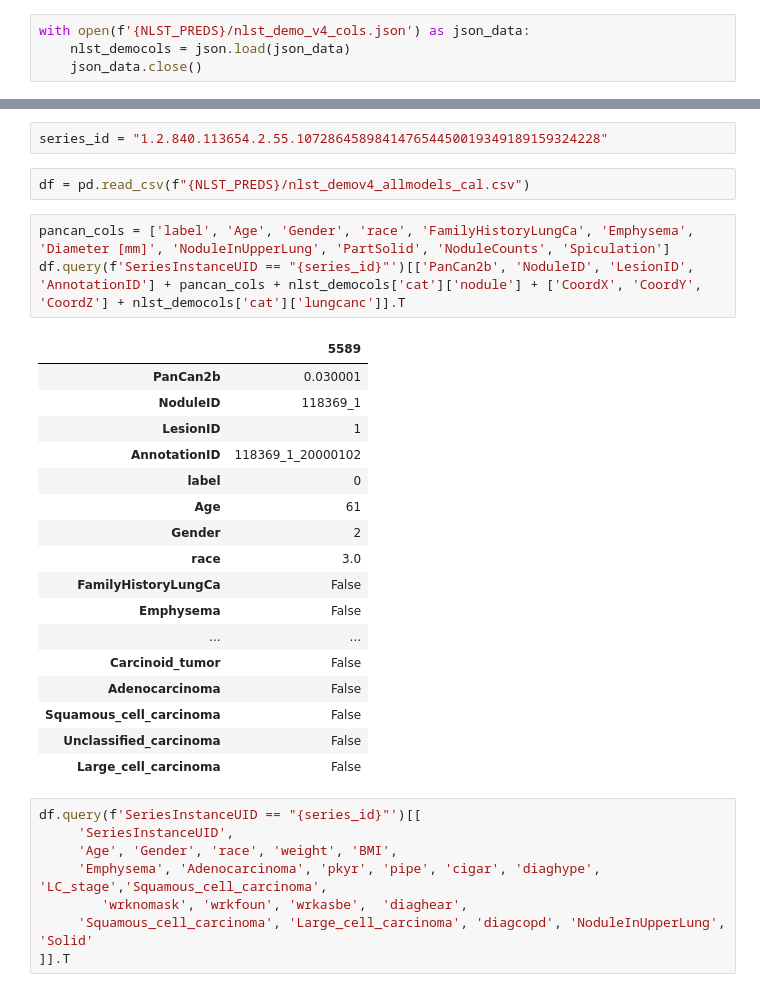
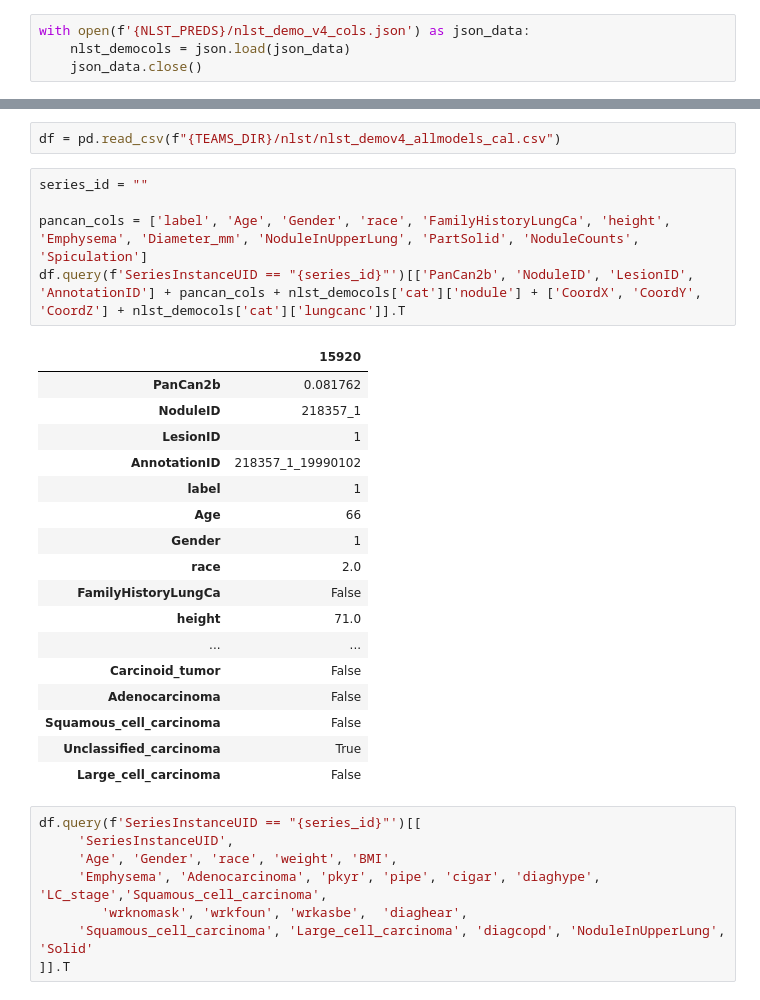
Before and after one commit to DIAGNijmegen/bodyct-lung-malignancy-fairness, a Jupyter notebook: transform_attentions/sybil_info_lookup.ipynb, the cells around one changed output, grey strips where cells are left out. Cells and saved outputs as stored; diff of their text form.

```diff
--- a/transform_attentions/sybil_info_lookup.ipynb
+++ b/transform_attentions/sybil_info_lookup.ipynb
@@ -146,30 +146,30 @@ for i, series_id in enumerate(series_list):
 23)      1.3.6.1.4.1.14519.5.2.1.7009.9004.145215505102406333449483782713
 24)      1.2.840.113654.2.55.145616115778906978668823205981054792515
 25)      1.3.6.1.4.1.14519.5.2.1.7009.9004.224904739064042290382020225518
-# %%
-series_id = "1.2.840.113654.2.55.107286458984147654450019349189159324228"
 # %%
-df = pd.read_csv(f"{NLST_PREDS}/nlst_demov4_allmodels_cal.csv")
+df = pd.read_csv(f"{TEAMS_DIR}/nlst/nlst_demov4_allmodels_cal.csv")
 # %%
-pancan_cols = ['label', 'Age', 'Gender', 'race', 'FamilyHistoryLungCa', 'Emphysema', 'Diameter [mm]', 'NoduleInUpperLung', 'PartSolid', 'NoduleCounts', 'Spiculation']
+series_id = ""
+
+pancan_cols = ['label', 'Age', 'Gender', 'race', 'FamilyHistoryLungCa', 'height', 'Emphysema', 'Diameter_mm', 'NoduleInUpperLung', 'PartSolid', 'NoduleCounts', 'Spiculation']
 df.query(f'SeriesInstanceUID == "{series_id}"')[['PanCan2b', 'NoduleID', 'LesionID', 'AnnotationID'] + pancan_cols + nlst_democols['cat']['nodule'] + ['CoordX', 'CoordY', 'CoordZ'] + nlst_democols['cat']['lungcanc']].T
 # %% [output]
-|  | 5589 |
-| PanCan2b | 0.030001 |
-| NoduleID | 118369_1 |
+|  | 15920 |
+| PanCan2b | 0.081762 |
+| NoduleID | 218357_1 |
 | LesionID | 1 |
-| AnnotationID | 118369_1_20000102 |
-| label | 0 |
-| Age | 61 |
-| Gender | 2 |
-| race | 3.0 |
+| AnnotationID | 218357_1_19990102 |
+| label | 1 |
+| Age | 66 |
+| Gender | 1 |
+| race | 2.0 |
 | FamilyHistoryLungCa | False |
-| Emphysema | False |
+| height | 71.0 |
 | ... | ... |
 | Carcinoid_tumor | False |
 | Adenocarcinoma | False |
 | Squamous_cell_carcinoma | False |
-| Unclassified_carcinoma | False |
+| Unclassified_carcinoma | True |
 | Large_cell_carcinoma | False |
 # %%
 df.query(f'SeriesInstanceUID == "{series_id}"')[[
```
Also changed, not shown: parts of 1 cell of this notebook, 2 other files.
